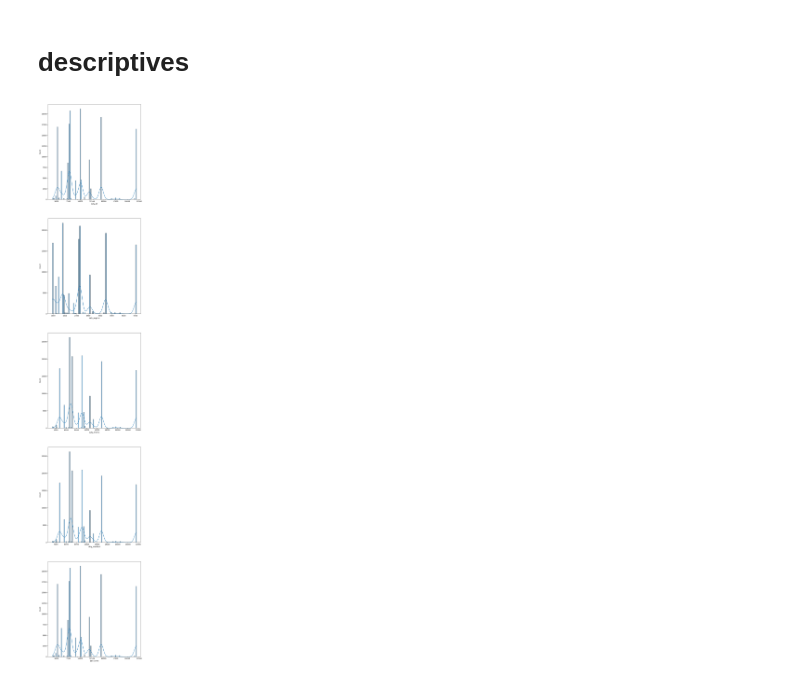
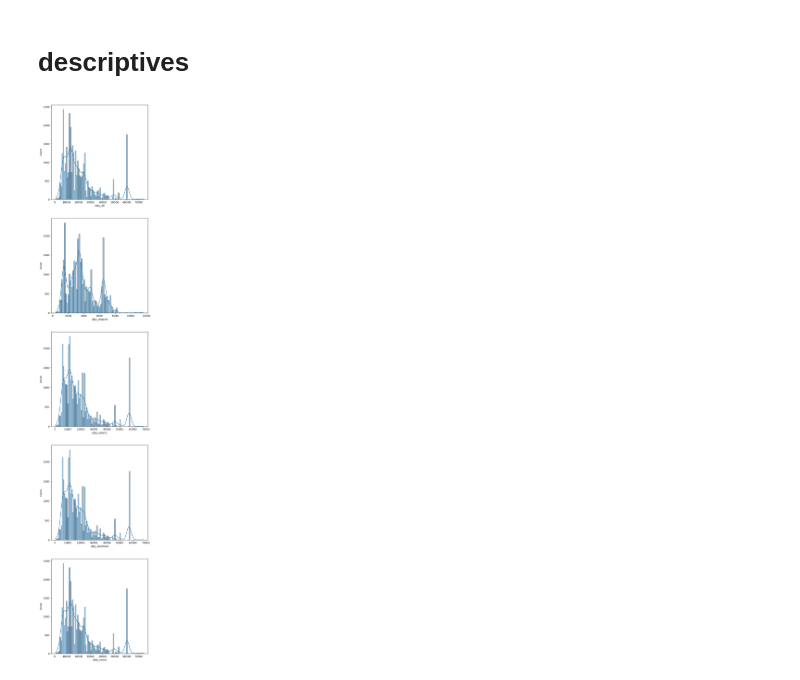
Before and after one commit to NatStrom/Thesis, a Jupyter notebook: merge_thesis.ipynb, the cells around one changed output. Saved outputs shown, nothing was run; the diff lists cells and outputs as text; code cells hidden in the pictures.

```diff
--- a/merge_thesis.ipynb
+++ b/merge_thesis.ipynb
@@ -175,0 +168,3 @@ data_merged = pd.merge(data_DALY, data_conflict, how="outer", on=["c_id", "year_
+# %%
+data_merged = pd.merge(data_merged, data_wash, how="outer", on=["iso", "year_id"])
+print(data_merged.year_id.unique())
@@ -176,7 +175,5 @@ data_merged = pd.merge(data_DALY, data_conflict, how="outer", on=["c_id", "year_
 # %%
-data_merged = pd.merge(pd.merge(data_merged,data_dah,on=["c_id", "year_id"]),data_wdi,on=["c_id", "year_id"])
-data_merged = pd.merge(pd.merge(data_merged,data_vn,on=["c_id", "year_id"]),data_disaster,on=["c_id", "year_id"])
-data_merged = pd.merge(pd.merge(data_merged,data_wash,on=["c_id", "year_id"]),data_uhc,on=["c_id", "year_id"])
+#data_merged = pd.merge(pd.merge(data_merged,data_vn,on=["iso", "year_id"]),data_disaster,on=["iso", "year_id"])
 # %%
 list(data_merged.columns)
 # %% [output]
@@ -205,5 +197,2 @@ print(SSA_list)
 # %%
-data_merged = data_merged.drop(columns={'Unnamed: 0.1','Unnamed: 0_y','country','iso_x','valid_id_x','valid_id_y','Unnamed: 0_y',
-                                        'Unnamed: 0_x','Unnamed: 0_y','valid_id','Unnamed: 0','iso_y'})
+data_merged = data_merged.drop(columns={'Unnamed: 0_x','Unnamed: 0.1','Unnamed: 0_y','country','Unnamed: 0_x','Unnamed: 0','c_id'})
-# %%
-data_merged = data_merged.loc[data_merged['c_id'].isin([40, 41, 42, 43, 47, 48, 49, 50, 52, 53, 54, 55, 56, 57, 69, 70, 74, 76, 78, 79, 80, 81, 120, 154, 155, 156, 157, 158, 159, 160, 161, 162, 163, 164, 165, 166, 169, 170, 172, 191, 214, 235, 237, 244, 246])]
@@ -220,15 +223,15 @@ data_final['daly_cmnn'] = data_final['daly_mean_Communicable, maternal, neonatal
 # %% [markdown]
 # descriptives
 # %%
-plot =figure, axes = plt.subplots(5,1,figsize=(10,60))
+plot =figure, axes = plt.subplots(5,1,figsize=(7,40))
 sns.histplot(data_final['daly_all'],kde = True,ax=axes[0])
 sns.histplot(data_final['daly_respirat'],kde = True,ax=axes[1])
 sns.histplot(data_final['daly_enteric'],kde = True,ax=axes[2])
 sns.histplot(data_final['daly_diarrheal'],kde = True,ax=axes[3])
 sns.histplot(data_final['daly_cmnn'],kde = True,ax=axes[4])
 
 plt.savefig('daly1c.png')
 # %% [output]
-[figure, old version]
+[figure, new version]
 # %%
 
```
Also changed, not shown: parts of 18 cells of this notebook, 2 other files.
